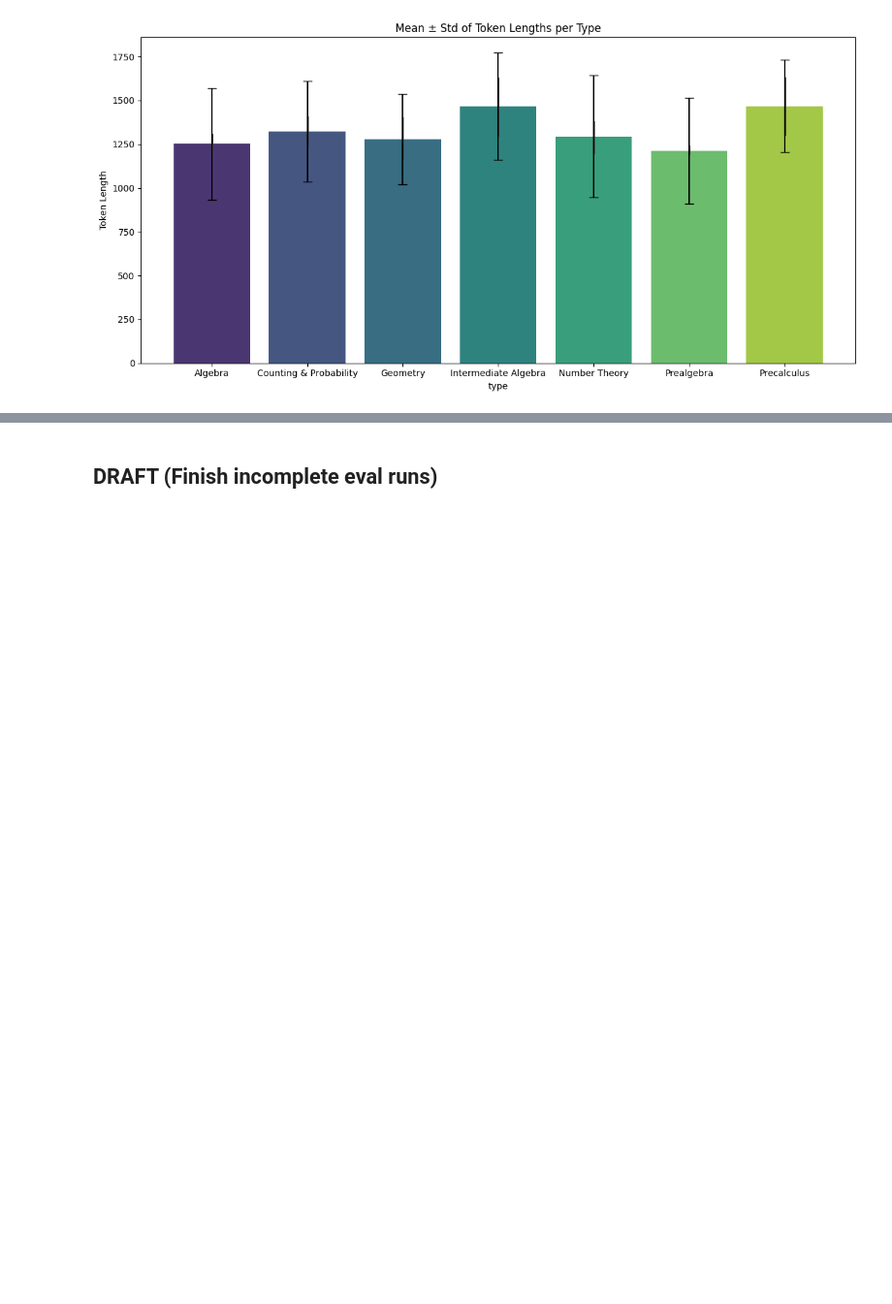
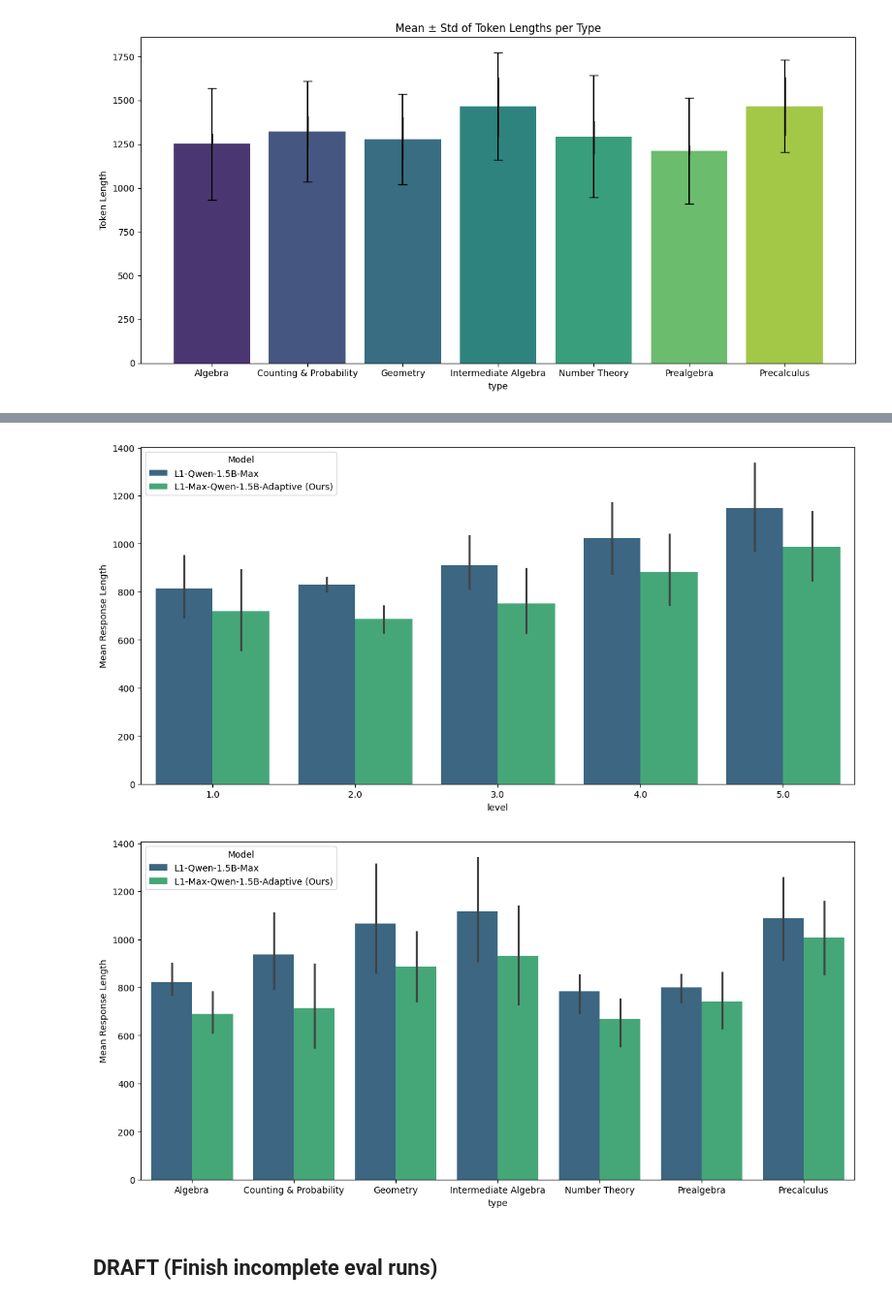
Before and after one commit to cayasryan/AdaptiveMathReasoning, a Jupyter notebook: explore/explore_eval_results.ipynb, the cells around one changed output, grey strips where cells are left out. Shown at 97% size. Drawn from its saved outputs; the diff is of its cells as text; code cells hidden in the pictures; blank space fills up the shorter version.

```diff
--- a/explore/explore_eval_results.ipynb
+++ b/explore/explore_eval_results.ipynb
@@ -295,0 +298,2 @@ plt.show()
+# %%
+df_new = math_val.copy()
@@ -295,0 +332,16 @@ plt.show()
+# %%
+df_combined = pd.DataFrame({
+    'level': df_new['level'],
+    'type': df_new['type'],
+    'token_lengths_new': df_new['token_lengths'],
+    'token_lengths_old': df_old['token_lengths'],
+    'ground_truth': df_new['ground_truth'],
+    'answer_new': df_new['answer'],
+    'answer_old': df_old['answer'],
+    'is_correct_new': df_new['is_correct'],
+    'is_correct_old': df_old['is_correct'],
+    'reward_new': df_new['reward'],
+    'reward_old': df_old['reward']
+})
+
+df_combined
@@ -296,3 +411,37 @@ plt.show()
+# %%
+import pandas as pd
+import seaborn as sns
+import matplotlib.pyplot as plt
+
+# Compute mean token lengths per level and type
+df_grouped = df_combined.groupby(['level', 'type'])[['token_lengths_new', 'token_lengths_old']].mean().reset_index()
+df_grouped = df_grouped.rename(columns={
+    'token_lengths_old': 'L1-Qwen-1.5B-Max',
+    'token_lengths_new': 'L1-Max-Qwen-1.5B-Adaptive (Ours)'
+})
+
+# Melt the DataFrame so we can plot both token lengths in one go
+df_melted = df_grouped.melt(id_vars=['level', 'type'],
+                            value_vars=['L1-Qwen-1.5B-Max', 'L1-Max-Qwen-1.5B-Adaptive (Ours)'],
+                            var_name='Model', value_name='Mean Response Length')
+
+# Plot mean token lengths grouped by level and type
+plt.figure(figsize=(12, 6))
+sns.barplot(data=df_melted, x='level', y='Mean Response Length', hue='Model',
+            palette='viridis', dodge=True)
+
+plt.tight_layout()
+plt.show()
+
+plt.figure(figsize=(12, 6))
+sns.barplot(data=df_melted, x='type', y='Mean Response Length', hue='Model',
+            palette='viridis', dodge=True)
+
+plt.tight_layout()
+plt.show()
+# %% [output]
+[figure, added]
+[figure, added]
 # %% [markdown]
 ## DRAFT (Finish incomplete eval runs)
 # %%
```
Also changed, not shown: parts of 10 cells of this notebook, 1 other file.
